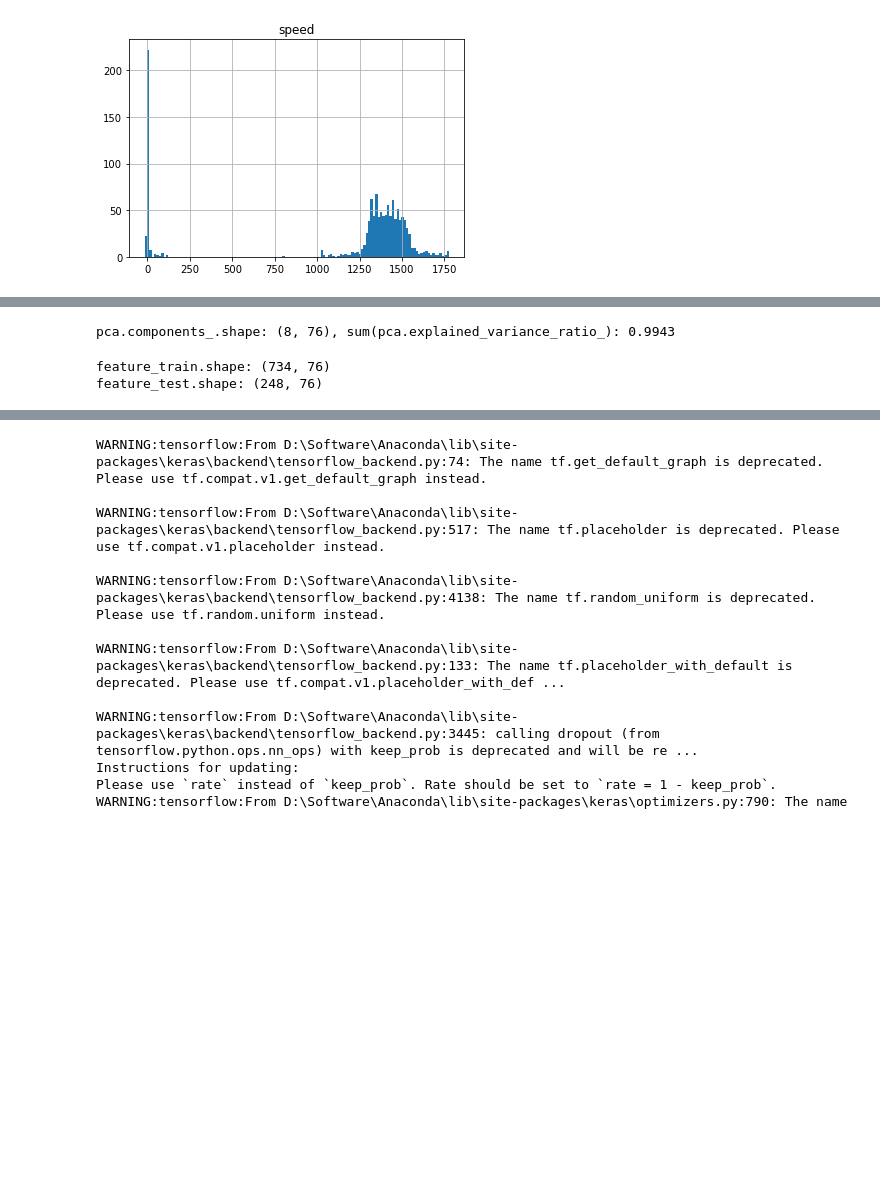
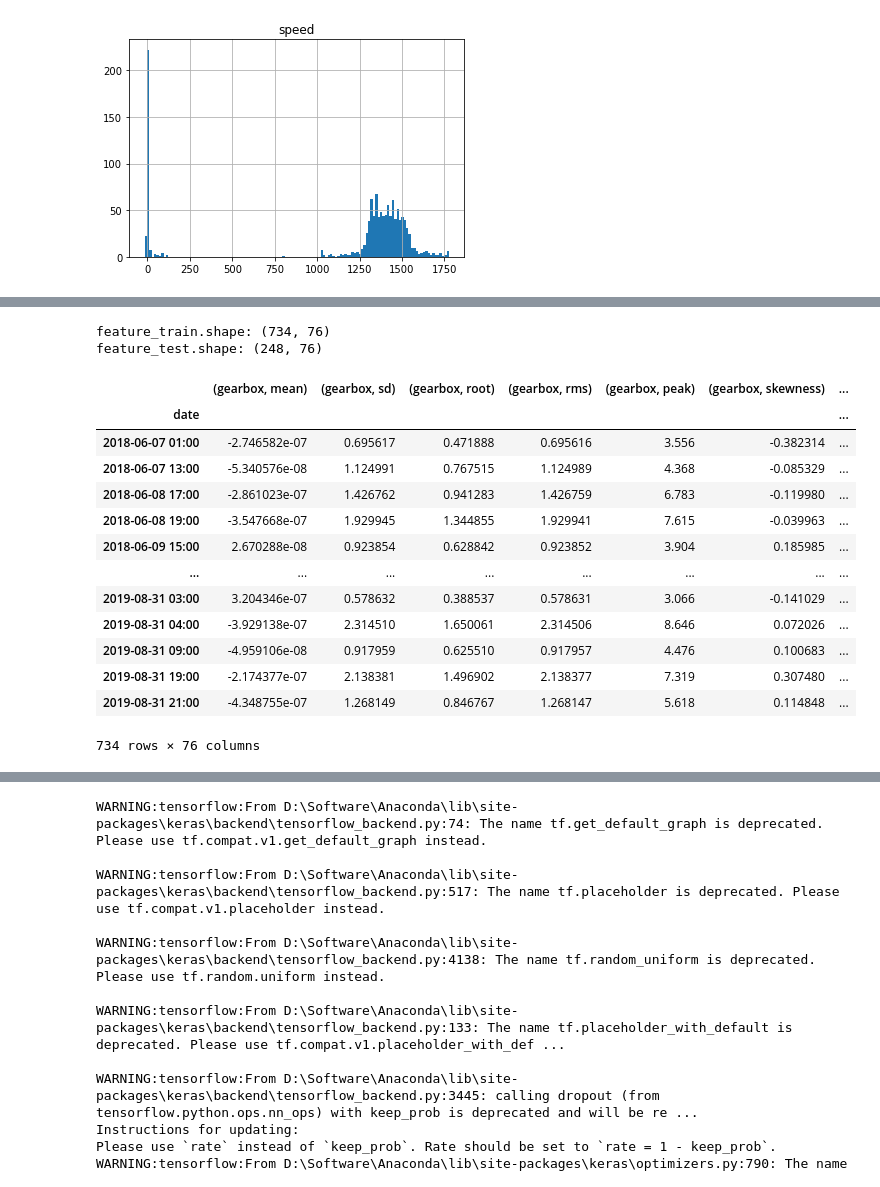
Before and after one commit to AiZhanghan/gearbox-fault-detection, a Jupyter notebook: code/train/li_niu_ping/1.ipynb, the cells around one changed output, grey strips where cells are left out. Saved outputs shown, nothing was run; the diff lists cells and outputs as text; code cells hidden in the pictures; blank space fills up the shorter version.

```diff
--- a/code/train/li_niu_ping/1.ipynb
+++ b/code/train/li_niu_ping/1.ipynb
@@ -52,7 +52,3 @@ speed.shape: (982, 1)
-# %%
-toolkit.tuning_pca(feature, 8)
-# %% [output]
-pca.components_.shape: (8, 76), sum(pca.explained_variance_ratio_): 0.9943
 # %%
 # 划分train set, test set
 train_start = "2018-06"
@@ -71,3 +67,20 @@ toolkit.print_shape(feature_train=feature_train, feature_test=feature_test)
 # %% [output]
 feature_train.shape: (734, 76)
 feature_test.shape: (248, 76)
+# %%
+feature_train
+# %% [output]
+|  | (gearbox, mean) | (gearbox, sd) | (gearbox, root) | (gearbox, rms) | (gearbox, peak) | (gearbox, skewness) | ... |
+| date |  |  |  |  |  |  | ... |
+| 2018-06-07 01:00 | -2.746582e-07 | 0.695617 | 0.471888 | 0.695616 | 3.556 | -0.382314 | ... |
+| 2018-06-07 13:00 | -5.340576e-08 | 1.124991 | 0.767515 | 1.124989 | 4.368 | -0.085329 | ... |
+| 2018-06-08 17:00 | -2.861023e-07 | 1.426762 | 0.941283 | 1.426759 | 6.783 | -0.119980 | ... |
+| 2018-06-08 19:00 | -3.547668e-07 | 1.929945 | 1.344855 | 1.929941 | 7.615 | -0.039963 | ... |
+| 2018-06-09 15:00 | 2.670288e-08 | 0.923854 | 0.628842 | 0.923852 | 3.904 | 0.185985 | ... |
+| ... | ... | ... | ... | ... | ... | ... | ... |
+| 2019-08-31 03:00 | 3.204346e-07 | 0.578632 | 0.388537 | 0.578631 | 3.066 | -0.141029 | ... |
+| 2019-08-31 04:00 | -3.929138e-07 | 2.314510 | 1.650061 | 2.314506 | 8.646 | 0.072026 | ... |
+| 2019-08-31 09:00 | -4.959106e-08 | 0.917959 | 0.625510 | 0.917957 | 4.476 | 0.100683 | ... |
+| 2019-08-31 19:00 | -2.174377e-07 | 2.138381 | 1.496902 | 2.138377 | 7.319 | 0.307480 | ... |
+| 2019-08-31 21:00 | -4.348755e-07 | 1.268149 | 0.846767 | 1.268147 | 5.618 | 0.114848 | ... |
+734 rows × 76 columns
```
Also changed, not shown: parts of 4 cells of this notebook, 52 other files.
